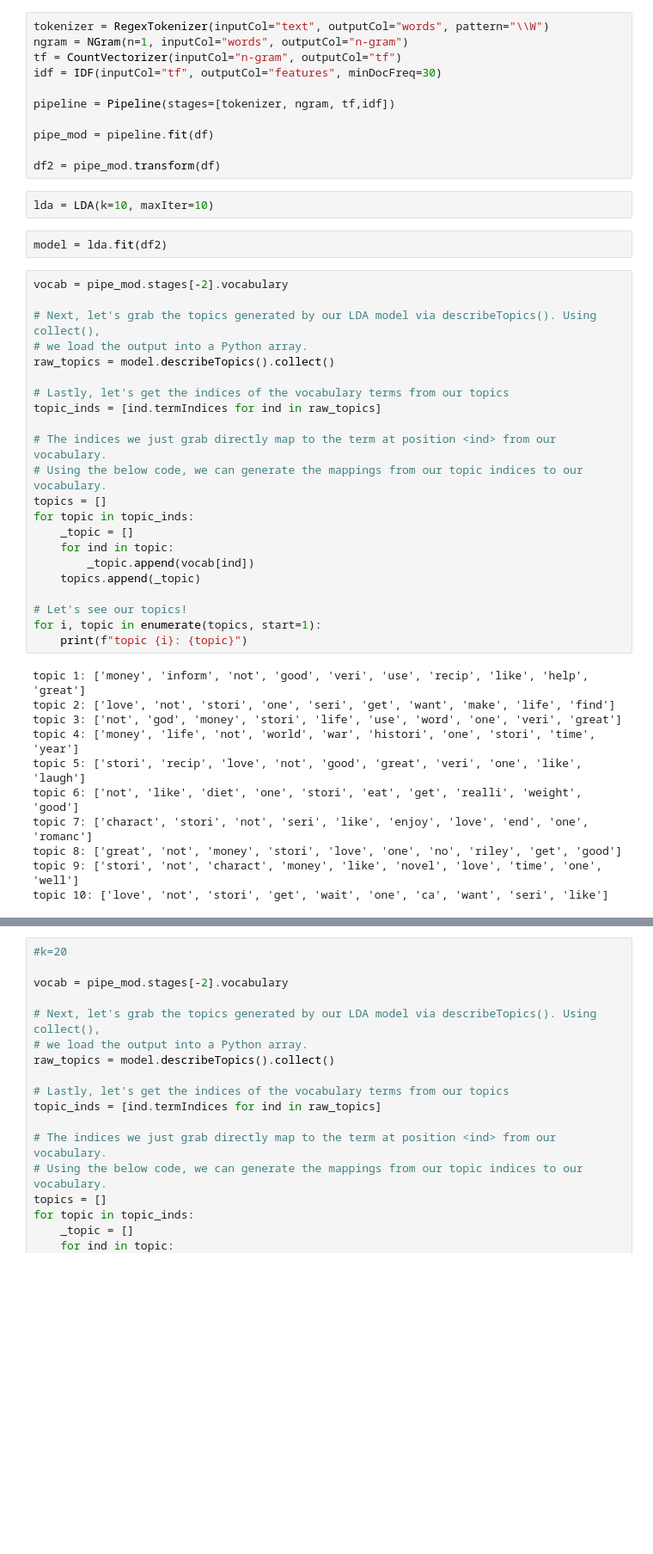
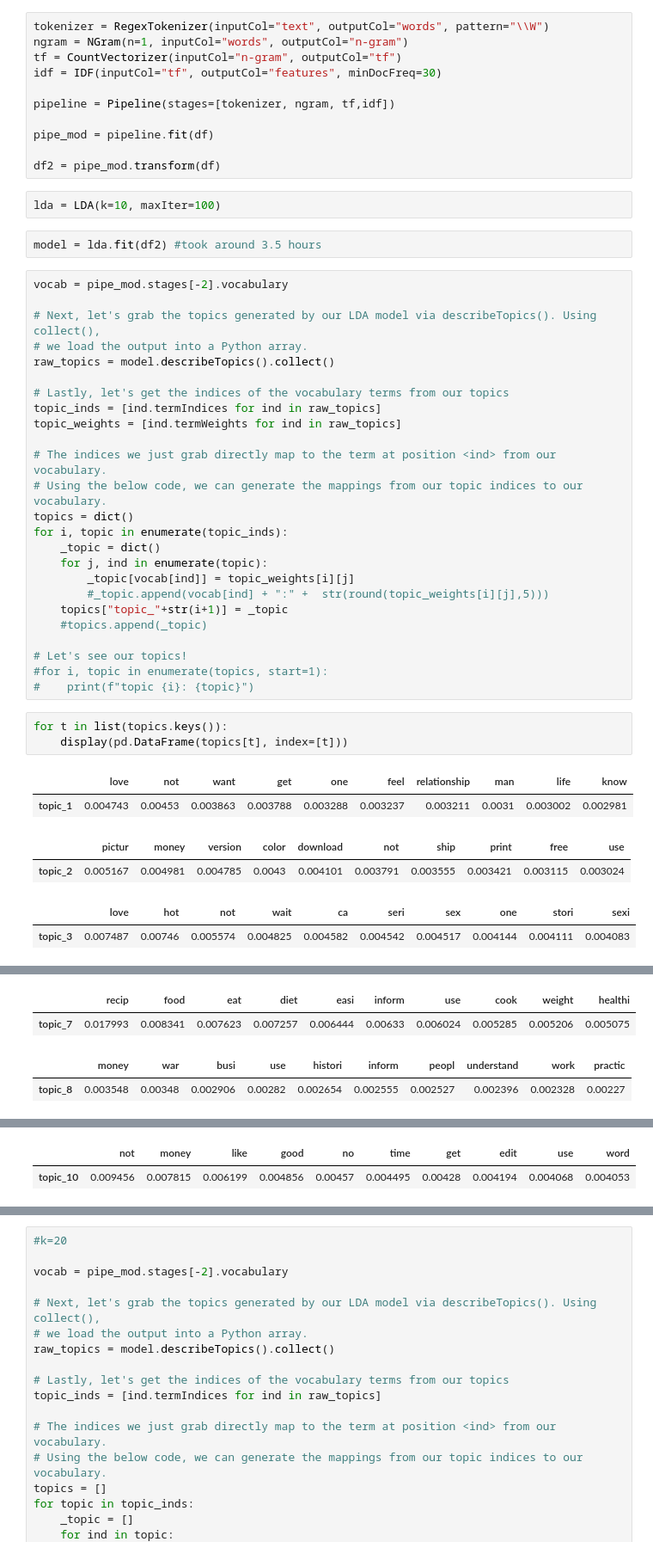
Before and after one commit to moiraghif/Amazon-Kindle-Store-Reviews, a Jupyter notebook: pyspark_notebook.ipynb, the cells around one changed output, grey strips where cells are left out. Shown at 86% size. Drawn from its saved outputs; the diff is of its cells as text; blank space fills up the shorter version.

```diff
--- a/pyspark_notebook.ipynb
+++ b/pyspark_notebook.ipynb
@@ -526,9 +520,9 @@ pipe_mod = pipeline.fit(df)
 
 df2 = pipe_mod.transform(df)
 # %%
-lda = LDA(k=10, maxIter=10)
+lda = LDA(k=10, maxIter=100)
 # %%
-model = lda.fit(df2)
+model = lda.fit(df2) #took around 3.5 hours
 # %%
 vocab = pipe_mod.stages[-2].vocabulary
 
@@ -538,27 +532,29 @@ raw_topics = model.describeTopics().collect()
 
 # Lastly, let's get the indices of the vocabulary terms from our topics
 topic_inds = [ind.termIndices for ind in raw_topics]
+topic_weights = [ind.termWeights for ind in raw_topics]
 
 # The indices we just grab directly map to the term at position <ind> from our vocabulary.
 # Using the below code, we can generate the mappings from our topic indices to our vocabulary.
-topics = []
-for topic in topic_inds:
-    _topic = []
-    for ind in topic:
-        _topic.append(vocab[ind])
-    topics.append(_topic)
+topics = dict()
+for i, topic in enumerate(topic_inds):
+    _topic = dict()
+    for j, ind in enumerate(topic):
+        _topic[vocab[ind]] = topic_weights[i][j]
+        #_topic.append(vocab[ind] + ":" +  str(round(topic_weights[i][j],5)))
+    topics["topic_"+str(i+1)] = _topic
+    #topics.append(_topic)
 
 # Let's see our topics!
-for i, topic in enumerate(topics, start=1):
-    print(f"topic {i}: {topic}")
+#for i, topic in enumerate(topics, start=1):
+#    print(f"topic {i}: {topic}")
-# %% [output]
-topic 1: ['money', 'inform', 'not', 'good', 'veri', 'use', 'recip', 'like', 'help', 'great']
-topic 2: ['love', 'not', 'stori', 'one', 'seri', 'get', 'want', 'make', 'life', 'find']
-topic 3: ['not', 'god', 'money', 'stori', 'life', 'use', 'word', 'one', 'veri', 'great']
-topic 4: ['money', 'life', 'not', 'world', 'war', 'histori', 'one', 'stori', 'time', 'year']
-topic 5: ['stori', 'recip', 'love', 'not', 'good', 'great', 'veri', 'one', 'like', 'laugh']
-topic 6: ['not', 'like', 'diet', 'one', 'stori', 'eat', 'get', 'realli', 'weight', 'good']
-topic 7: ['charact', 'stori', 'not', 'seri', 'like', 'enjoy', 'love', 'end', 'one', 'romanc']
-topic 8: ['great', 'not', 'money', 'stori', 'love', 'one', 'no', 'riley', 'get', 'good']
-topic 9: ['stori', 'not', 'charact', 'money', 'like', 'novel', 'love', 'time', 'one', 'well']
-topic 10: ['love', 'not', 'stori', 'get', 'wait', 'one', 'ca', 'want', 'seri', 'like']
+# %%
+for t in list(topics.keys()):
+    display(pd.DataFrame(topics[t], index=[t]))
+# %% [output]
+|  | love | not | want | get | one | feel | relationship | man | life | know |
+| topic_1 | 0.004743 | 0.00453 | 0.003863 | 0.003788 | 0.003288 | 0.003237 | 0.003211 | 0.0031 | 0.003002 | 0.002981 |
+|  | pictur | money | version | color | download | not | ship | print | free | use |
+| topic_2 | 0.005167 | 0.004981 | 0.004785 | 0.0043 | 0.004101 | 0.003791 | 0.003555 | 0.003421 | 0.003115 | 0.003024 |
+|  | love | hot | not | wait | ca | seri | sex | one | stori | sexi |
+| topic_3 | 0.007487 | 0.00746 | 0.005574 | 0.004825 | 0.004582 | 0.004542 | 0.004517 | 0.004144 | 0.004111 | 0.004083 |
@@ -564,0 +567,4 @@ topic 10: ['love', 'not', 'stori', 'get', 'wait', 'one', 'ca', 'want', 'seri', '
+|  | recip | food | eat | diet | easi | inform | use | cook | weight | healthi |
+| topic_7 | 0.017993 | 0.008341 | 0.007623 | 0.007257 | 0.006444 | 0.00633 | 0.006024 | 0.005285 | 0.005206 | 0.005075 |
+|  | money | war | busi | use | histori | inform | peopl | understand | work | practic |
+| topic_8 | 0.003548 | 0.00348 | 0.002906 | 0.00282 | 0.002654 | 0.002555 | 0.002527 | 0.002396 | 0.002328 | 0.00227 |
@@ -564,0 +573,2 @@ topic 10: ['love', 'not', 'stori', 'get', 'wait', 'one', 'ca', 'want', 'seri', '
+|  | not | money | like | good | no | time | get | edit | use | word |
+| topic_10 | 0.009456 | 0.007815 | 0.006199 | 0.004856 | 0.00457 | 0.004495 | 0.00428 | 0.004194 | 0.004068 | 0.004053 |
```
Also changed, not shown: parts of 42 cells of this notebook.
